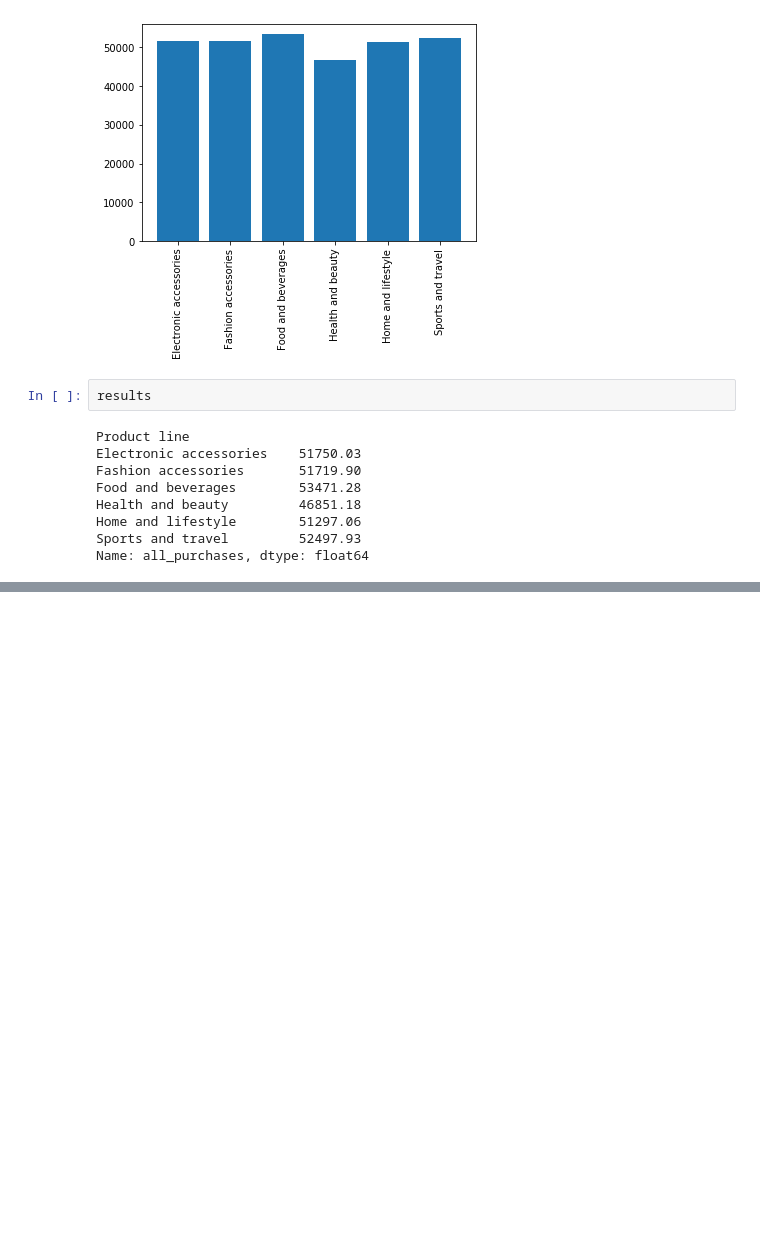
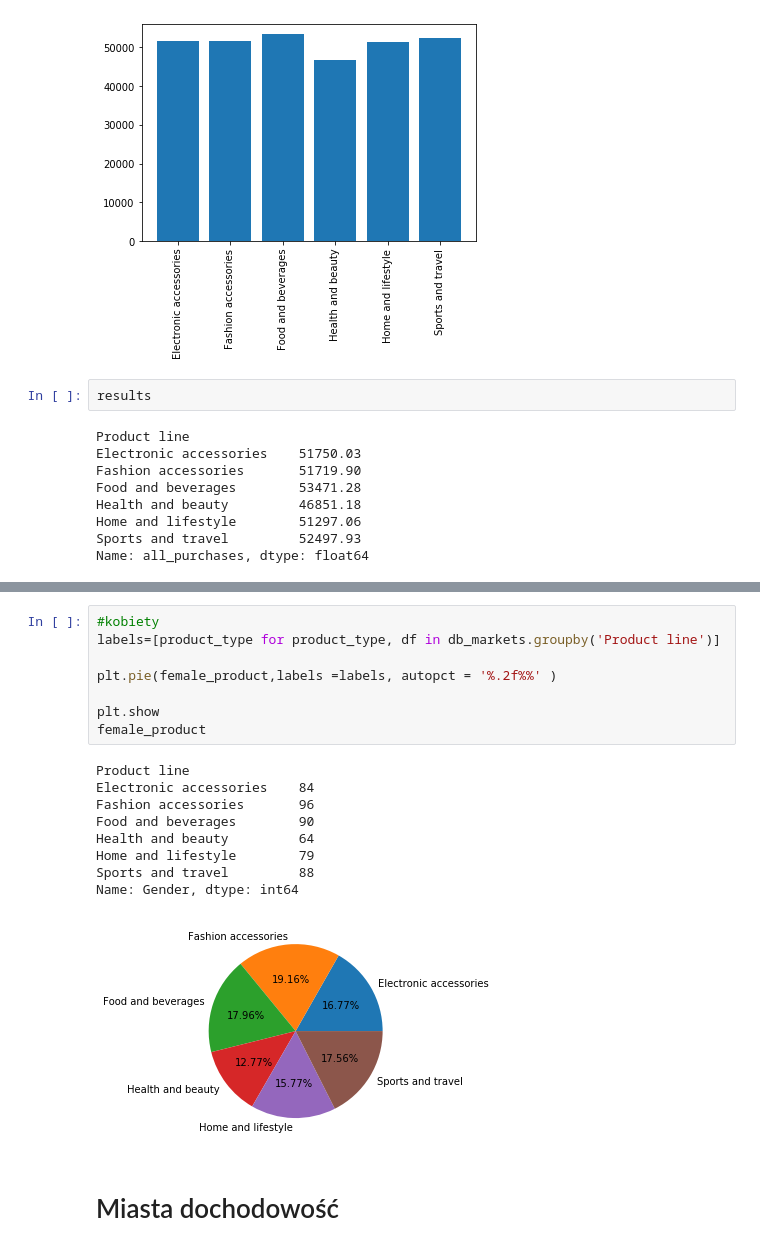
Before and after one commit to Patmik/CV, a Jupyter notebook: supermarket/markety.ipynb, the cells around one changed output, grey strips where cells are left out. Saved outputs shown, nothing was run; the diff lists cells and outputs as text; blank space fills up the shorter version.

```diff
--- a/supermarket/markety.ipynb
+++ b/supermarket/markety.ipynb
@@ -95,0 +175,20 @@ Name: all_purchases, dtype: float64
+# %%
+#kobiety
+labels=[product_type for product_type, df in db_markets.groupby('Product line')]
+
+plt.pie(female_product,labels =labels, autopct = '%.2f%%' )
+
+plt.show
+female_product
+# %% [output]
+Product line
+Electronic accessories    84
+Fashion accessories       96
+Food and beverages        90
+Health and beauty         64
+Home and lifestyle        79
+Sports and travel         88
+Name: Gender, dtype: int64
+[figure, added]
+# %% [markdown]
+# Miasta dochodowość
```
Also changed, not shown: parts of 8 cells of this notebook.
